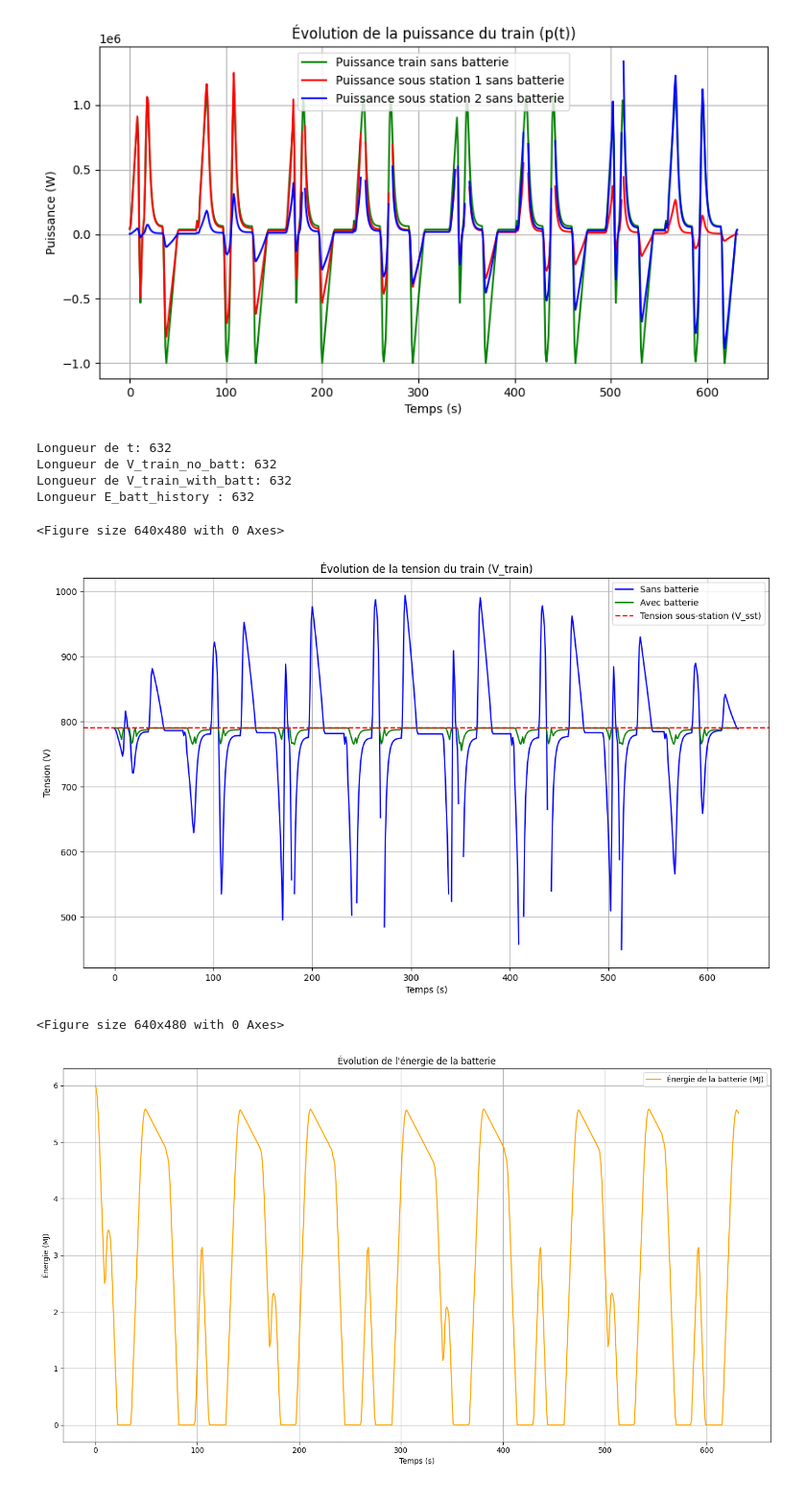
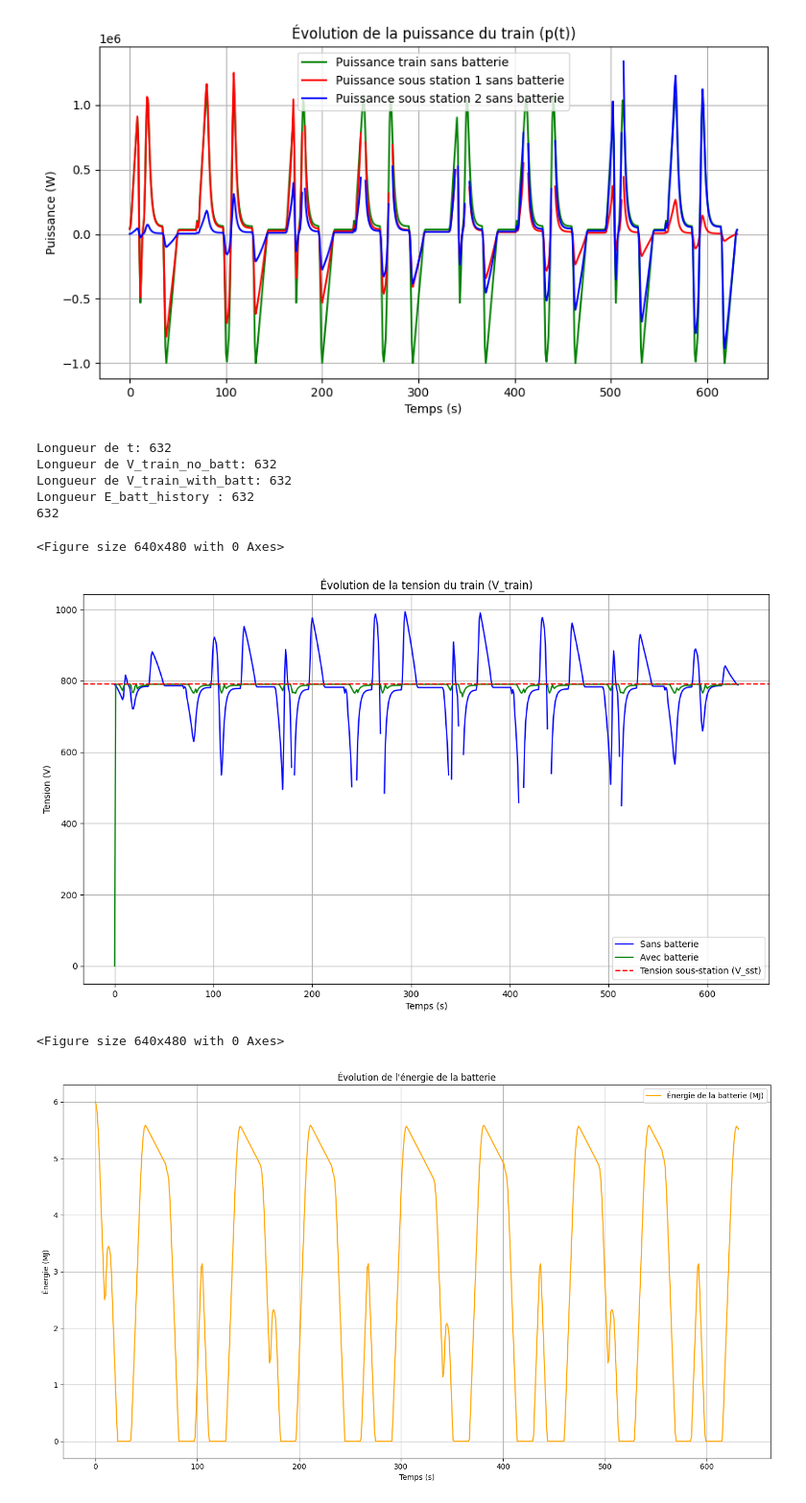
Before and after one commit to Yasserbhb/PROJET_OPT, a Jupyter notebook: Mise_en_place_du_modèle_du_système.ipynb, the cells around one changed output. Shown at 96% size. Cells and saved outputs as stored; diff of their text form; code cells hidden in the pictures.

```diff
--- a/Mise_en_place_du_modèle_du_système.ipynb
+++ b/Mise_en_place_du_modèle_du_système.ipynb
@@ -768,10 +768,10 @@ for i in range(len(temps)):
     # Calcul de la tension V_train à partir de l'équation quadratique
 
     delta = V_sst**2 - 4 * R_eq * P_train[i]
-    if delta > 0:
+    if delta >= 0:
         V_train = 0.5 * (V_sst + np.sqrt(delta))
     else:
-        V_train = np.nan  # Cas où la tension est impossible
+        V_train = np.NaN  # Cas où la tension est impossible
 
     V_train_no_batt.append(V_train)
 
@@ -856,12 +856,12 @@ plt.grid()
 # Batterie
 
 C_batt = 6e6  # Capacité de la batterie (joules), à ajuster
-E_batt = C_batt  # Énergie initiale de la batterie (joules)
 E_batt_max = C_batt  # Énergie initiale de la batterie (joules)
 P_batt_max = 500e3  # Puissance maximale de charge/décharge (W) que la batterie puisse fournir
-P_batt = []
-V_train_with_batt = []
-E_batt_history = [E_batt]
+
+P_batt = [0]
+V_train_with_batt = [0]
+E_batt_history = [E_batt_max]
 P_LAC = []  # Initialisation de P_LAC comme une liste vide
 P_rheostat = []  # Initialisation de P_rheostat comme une liste vide
 
@@ -880,12 +880,13 @@ for i in range(1, len(temps)):
 
     if P_train[i] <= 0:  # Le train freine
         if E_batt_history[-1] < E_batt_max:  # Batterie pas pleine
-            P_batt.append(max(P_train[i], -P_batt_max))  # Recharge dans la limite de P_batt_max
+            P_batt.append(max(P_train[i], -P_batt_max))  # Recharge dans la limite de P_batt_max the absolute value !!
             E_batt_history.append(min(E_batt_max, E_batt_history[-1] - P_batt[-1] * delta_t))  # Mise à jour de l'énergie de la batterie
-            P_rheostat.append(P_train[i] - P_batt[-1])  # Le reste va au rhéostat
+            P_rheostat.append(P_batt[-1] - P_train[i]) # Le reste va au rhéostat because we have p train <0
+
         else:  # Batterie pleine
             P_batt.append(0)
-            P_rheostat.append(P_train[i])  # Toute l'énergie va au rhéostat
+            P_rheostat.append(-P_train[i])  # Toute l'énergie va au rhéostat
             E_batt_history.append(E_batt_history[-1])
         P_LAC.append(0)  # Pas de demande à la LAC pendant le freinage
 
@@ -894,10 +895,12 @@ for i in range(1, len(temps)):
             P_batt.append(min(P_train[i], P_batt_max, E_batt_history[-1] / delta_t))  # Limite la puissance fournie par la batterie
             E_batt_history.append(max(0, E_batt_history[-1] - P_batt[-1] * delta_t))  # Mise à jour de l'énergie de la batterie
             P_LAC.append(P_train[i] - P_batt[-1])  # Complément demandé à la LAC
+
         else:  # Batterie vide
             P_batt.append(0)
             E_batt_history.append(E_batt_history[-1])  # Pas d'énergie supplémentaire, la batterie reste à zéro
             P_LAC.append(P_train[i])  # Toute l'énergie vient de la LAC
+
 
     # Calcul de la tension V_train
     R_eq = 1 / (1 / (R_sst + R_LAC1 + R_rail1) + 1 / (R_sst + R_LAC2 + R_rail2))  # Calcul de R_eq
@@ -910,6 +913,7 @@ for i in range(1, len(temps)):
 
     V_train_with_batt.append(V_train)  # Stocke la tension à chaque instant
     # Correction de l'ajout final
+
 if len(V_train_with_batt) < len(t):
     V_train_with_batt.append(V_train_with_batt[-1])  # Ajout de la dernière valeur de la tension
 
@@ -924,33 +928,34 @@ assert len(t) == len(V_train_with_batt), f"Erreur : longueur de t ({len(t)}) et
 # Tensions
 plt.figure(7)
 plt.figure(figsize=(14, 8))
 plt.plot(t, V_train_no_batt, label="Sans batterie", color="blue")
 plt.plot(t, V_train_with_batt, label="Avec batterie", color="green")
 plt.axhline(V_sst, color="red", linestyle="--", label="Tension sous-station (V_sst)")
 plt.xlabel("Temps (s)")
 plt.ylabel("Tension (V)")
 plt.title("Évolution de la tension du train (V_train)")
 plt.legend()
 plt.grid()
 
 # Énergie de la batterie
 plt.figure(6)
 plt.figure(figsize=(14, 8))
 plt.plot(t, np.array(E_batt_history) / 1e6, label="Énergie de la batterie (MJ)", color="orange")
 plt.xlabel("Temps (s)")
 plt.ylabel("Énergie (MJ)")
 plt.title("Évolution de l'énergie de la batterie")
 plt.legend()
 plt.grid()
 
 plt.tight_layout()
 plt.show()
 # %% [output]
 Longueur de t: 632
 Longueur de V_train_no_batt: 632
 Longueur de V_train_with_batt: 632
 Longueur E_batt_history : 632
+632
 <Figure size 640x480 with 0 Axes>
-[figure, old version]
+[figure, new version]
 <Figure size 640x480 with 0 Axes>
 [figure]
```
Also changed, not shown: 1 other file.
